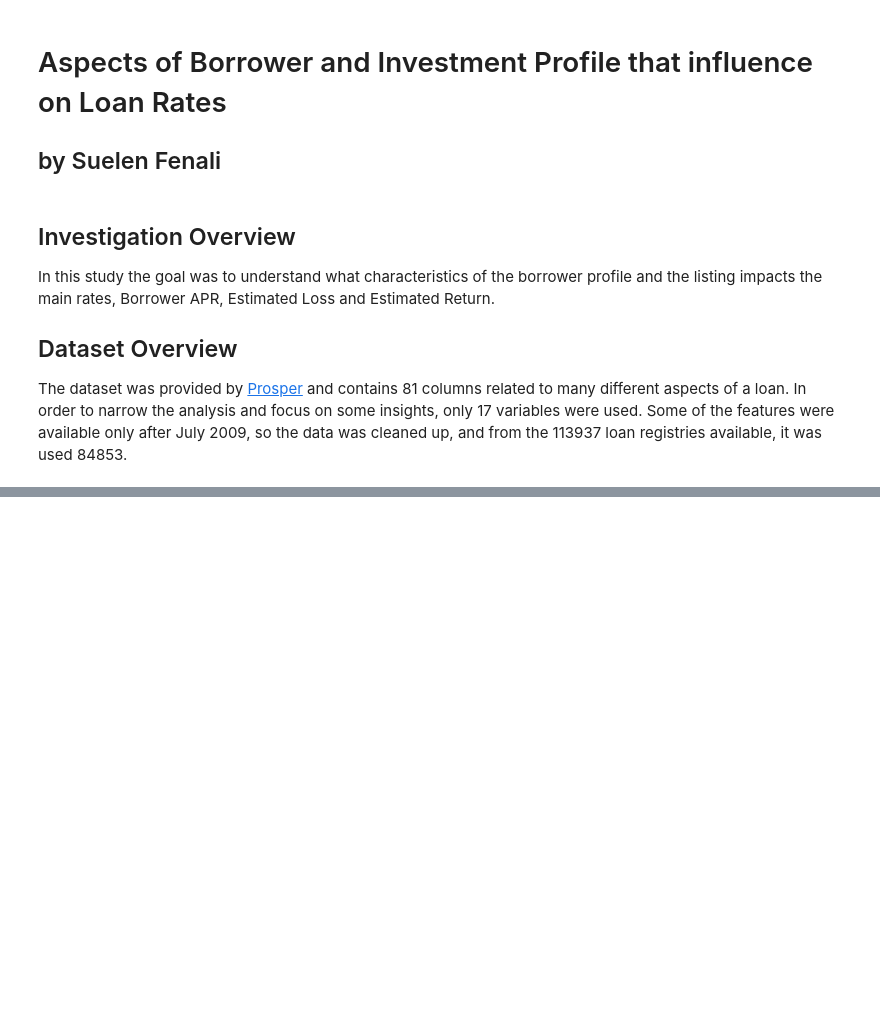
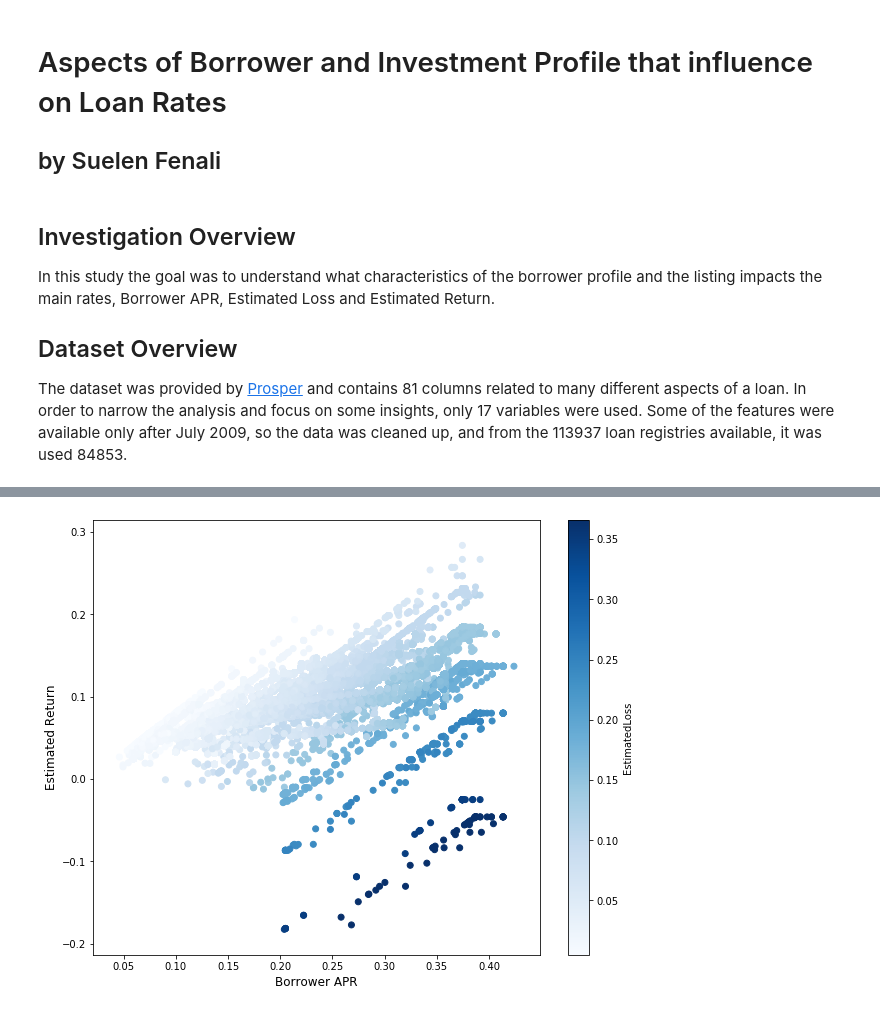
Before and after one commit to suefenali/data_analysis_nanodegree, a Jupyter notebook: project_5/slide_deck_loan_analysis.ipynb, the cells around one changed output, grey strips where cells are left out. Drawn from its saved outputs; the diff is of its cells as text; code cells hidden in the pictures; blank space fills up the shorter version.

```diff
--- a/project_5/slide_deck_loan_analysis.ipynb
+++ b/project_5/slide_deck_loan_analysis.ipynb
@@ -48,0 +32,8 @@ before you finish your presentation!
+# %%
+plt.figure(figsize = [10,8])
+plt.scatter(data=loan, x='BorrowerAPR', y='EstimatedReturn', c='EstimatedLoss', alpha=1, cmap='Blues')
+plt.colorbar(label='EstimatedLoss')
+plt.xlabel('Borrower APR', fontsize=12);
+plt.ylabel('Estimated Return', fontsize=12);
+# %% [output]
+[figure, added]
```
Also changed, not shown: parts of 13 cells of this notebook, 1 other file.
